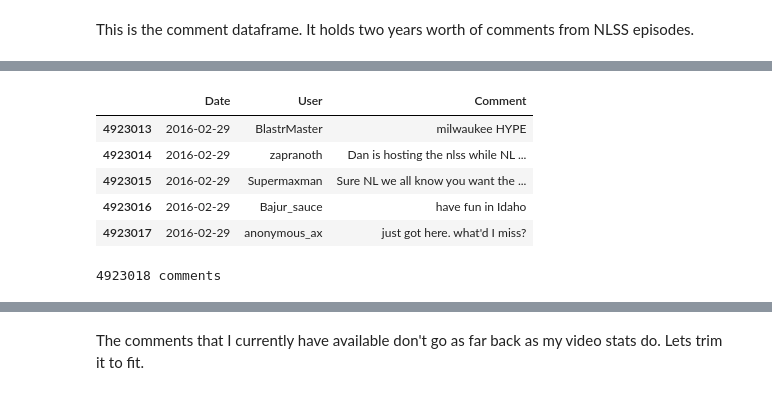
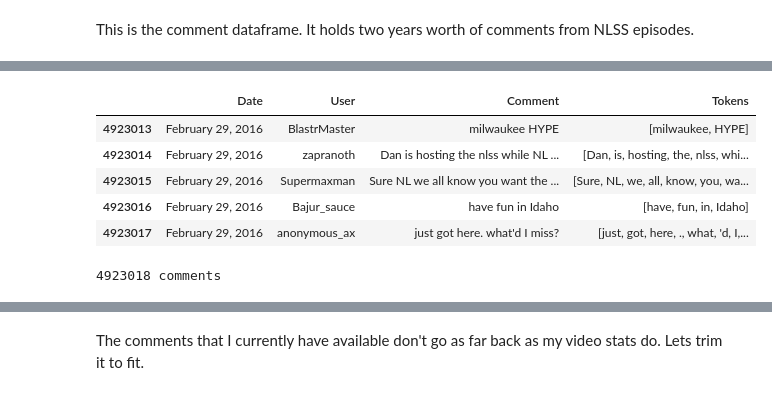
Before and after one commit to Data-Science-for-Linguists/NLSS_Project, a Jupyter notebook: NLSS_V3.ipynb, the cells around one changed output, grey strips where cells are left out. Drawn from its saved outputs; the diff is of its cells as text; code cells hidden in the pictures.

```diff
--- a/NLSS_V3.ipynb
+++ b/NLSS_V3.ipynb
@@ -9,7 +9,7 @@ import numpy as np
 # %% [markdown]
 This is the comment dataframe. It holds two years worth of comments from NLSS episodes.
 # %%
-comment_df = pd.read_pickle('Pipeline/full_df.pkl')
+comment_df = pd.read_pickle('Pipeline/comtok_df.pkl')
 
 #comment_df['Tokens'] = comment_df['Comment'].apply(nltk.word_tokenize)
 
@@ -26,9 +26,9 @@ print(len(comment_df), 'comments')
-|  | Date | User | Comment |
-| 4923013 | 2016-02-29 | BlastrMaster | milwaukee HYPE |
-| 4923014 | 2016-02-29 | zapranoth | Dan is hosting the nlss while NL ... |
-| 4923015 | 2016-02-29 | Supermaxman | Sure NL we all know you want the ... |
-| 4923016 | 2016-02-29 | Bajur_sauce | have fun in Idaho |
-| 4923017 | 2016-02-29 | anonymous_ax | just got here. what'd I miss? |
+|  | Date | User | Comment | Tokens |
+| 4923013 | February 29, 2016 | BlastrMaster | milwaukee HYPE | [milwaukee, HYPE] |
+| 4923014 | February 29, 2016 | zapranoth | Dan is hosting the nlss while NL ... | [Dan, is, hosting, the, nlss, whi... |
+| 4923015 | February 29, 2016 | Supermaxman | Sure NL we all know you want the ... | [Sure, NL, we, all, know, you, wa... |
+| 4923016 | February 29, 2016 | Bajur_sauce | have fun in Idaho | [have, fun, in, Idaho] |
+| 4923017 | February 29, 2016 | anonymous_ax | just got here. what'd I miss? | [just, got, here, ., what, 'd, I,... |
 4923018 comments
 # %%
 video_df = pd.read_pickle('Pipeline/combined.pkl')
```
Also changed, not shown: parts of 14 cells of this notebook, 1 other file.
